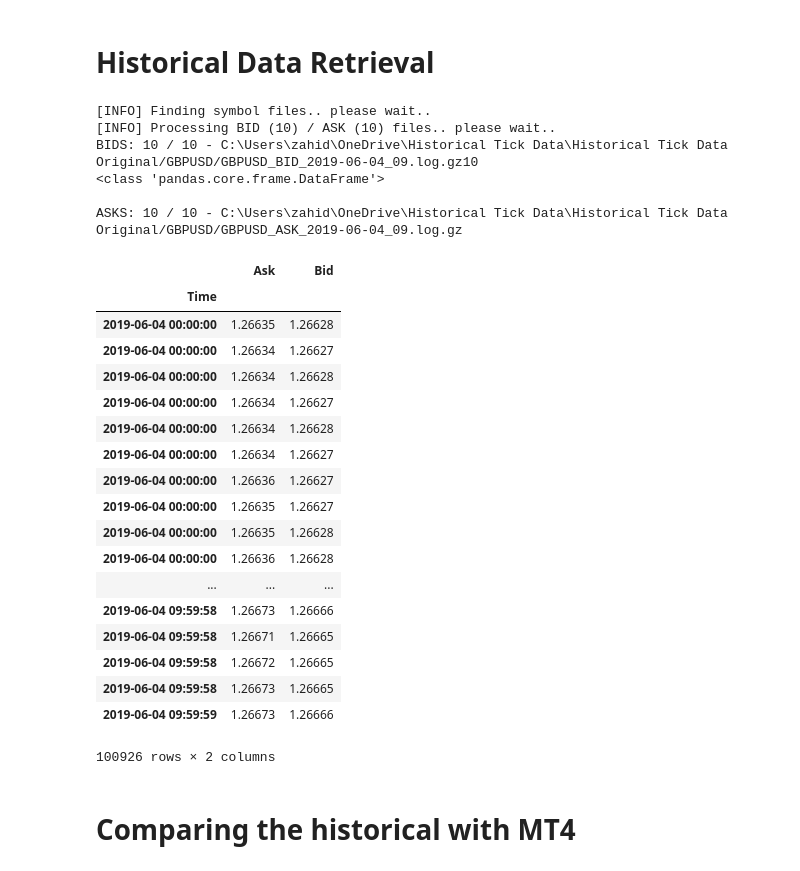
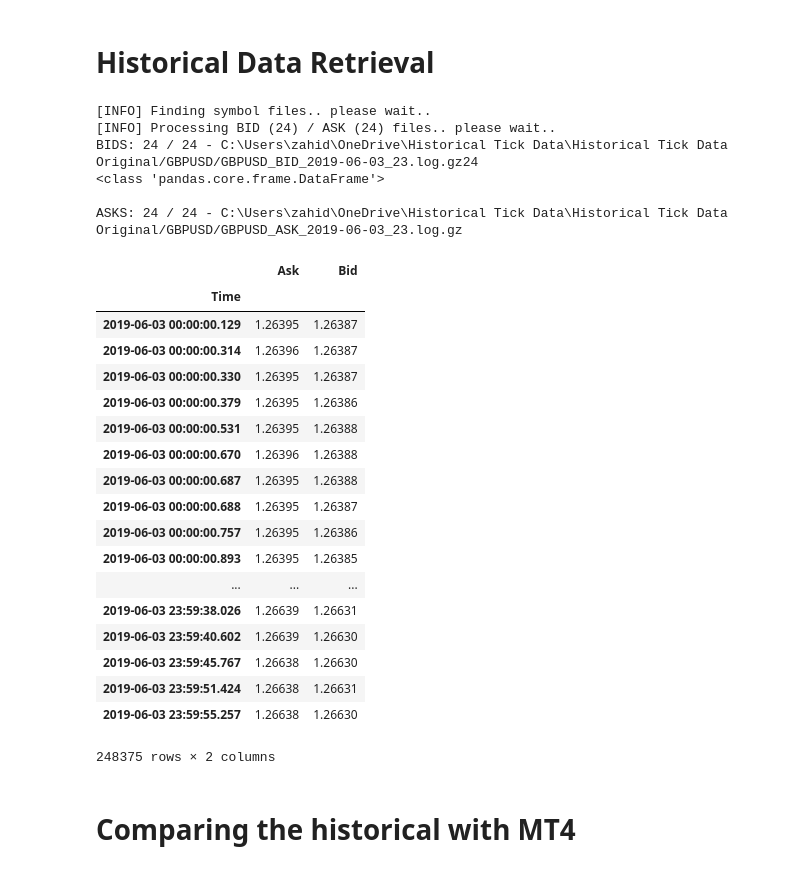
Before and after one commit to UmaisZahid/MetaTrader-Python-Tick-Acquisition, a Jupyter notebook: Jupyter Notebooks/Historical Data Extraction and Comparison.ipynb, the cells around one changed output. Saved outputs shown, nothing was run; the diff lists cells and outputs as text; code cells hidden in the pictures.

```diff
--- a/Jupyter Notebooks/Historical Data Extraction and Comparison.ipynb
+++ b/Jupyter Notebooks/Historical Data Extraction and Comparison.ipynb
@@ -15,39 +12,40 @@ htdExtractor = DWX_TICK_DATA_IO(
     _path=r'C:\Users\zahid\OneDrive\Historical Tick Data\Historical Tick Data Original')
 
 output = htdExtractor._get_symbol_as_dataframe_(
-    _symbol='GBPUSD', _precision='tick', _date='2019-06-04')
+    _symbol='GBPUSD', _precision='tick', _date='2019-06-03')
 # %% [output]
 [INFO] Finding symbol files.. please wait..
-[INFO] Processing BID (10) / ASK (10) files.. please wait..
-BIDS: 10 / 10 - C:\Users\zahid\OneDrive\Historical Tick Data\Historical Tick Data Original/GBPUSD/GBPUSD_BID_2019-06-04_09.log.gz10
+[INFO] Processing BID (24) / ASK (24) files.. please wait..
+BIDS: 24 / 24 - C:\Users\zahid\OneDrive\Historical Tick Data\Historical Tick Data Original/GBPUSD/GBPUSD_BID_2019-06-03_23.log.gz24
 <class 'pandas.core.frame.DataFrame'>
 
-ASKS: 10 / 10 - C:\Users\zahid\OneDrive\Historical Tick Data\Historical Tick Data Original/GBPUSD/GBPUSD_ASK_2019-06-04_09.log.gz
+ASKS: 24 / 24 - C:\Users\zahid\OneDrive\Historical Tick Data\Historical Tick Data Original/GBPUSD/GBPUSD_ASK_2019-06-03_23.log.gz
 # %%
 output.rename(columns={'ask_price':'Ask','bid_price':'Bid'},inplace=True)
 output.index.rename('Time',inplace=True)
-output.index = output.index.floor('S') # Truncate precision to seconds (MT4 does not provide millisecond precision)
+# output.index = output.index.floor('S') # Truncate precision to seconds (MT4 does not provide millisecond precision)
+output.index = pd.to_datetime(output.index,format="%Y.%m.%d %H:%M:%S:%f")
 output
 # %% [output]
 |  | Ask | Bid |
 | Time |  |  |
-| 2019-06-04 00:00:00 | 1.26635 | 1.26628 |
-| 2019-06-04 00:00:00 | 1.26634 | 1.26627 |
-| 2019-06-04 00:00:00 | 1.26634 | 1.26628 |
-| 2019-06-04 00:00:00 | 1.26634 | 1.26627 |
-| 2019-06-04 00:00:00 | 1.26634 | 1.26628 |
-| 2019-06-04 00:00:00 | 1.26634 | 1.26627 |
-| 2019-06-04 00:00:00 | 1.26636 | 1.26627 |
-| 2019-06-04 00:00:00 | 1.26635 | 1.26627 |
-| 2019-06-04 00:00:00 | 1.26635 | 1.26628 |
-| 2019-06-04 00:00:00 | 1.26636 | 1.26628 |
+| 2019-06-03 00:00:00.129 | 1.26395 | 1.26387 |
+| 2019-06-03 00:00:00.314 | 1.26396 | 1.26387 |
+| 2019-06-03 00:00:00.330 | 1.26395 | 1.26387 |
+| 2019-06-03 00:00:00.379 | 1.26395 | 1.26386 |
+| 2019-06-03 00:00:00.531 | 1.26395 | 1.26388 |
+| 2019-06-03 00:00:00.670 | 1.26396 | 1.26388 |
+| 2019-06-03 00:00:00.687 | 1.26395 | 1.26388 |
+| 2019-06-03 00:00:00.688 | 1.26395 | 1.26387 |
+| 2019-06-03 00:00:00.757 | 1.26395 | 1.26386 |
+| 2019-06-03 00:00:00.893 | 1.26395 | 1.26385 |
 | ... | ... | ... |
-| 2019-06-04 09:59:58 | 1.26673 | 1.26666 |
-| 2019-06-04 09:59:58 | 1.26671 | 1.26665 |
-| 2019-06-04 09:59:58 | 1.26672 | 1.26665 |
-| 2019-06-04 09:59:58 | 1.26673 | 1.26665 |
-| 2019-06-04 09:59:59 | 1.26673 | 1.26666 |
+| 2019-06-03 23:59:38.026 | 1.26639 | 1.26631 |
+| 2019-06-03 23:59:40.602 | 1.26639 | 1.26630 |
+| 2019-06-03 23:59:45.767 | 1.26638 | 1.26630 |
+| 2019-06-03 23:59:51.424 | 1.26638 | 1.26631 |
+| 2019-06-03 23:59:55.257 | 1.26638 | 1.26630 |
-100926 rows × 2 columns
+248375 rows × 2 columns
 # %% [markdown]
 # Comparing the historical with MT4
 # %%
```
Also changed, not shown: parts of 6 cells of this notebook, 4 other files.
